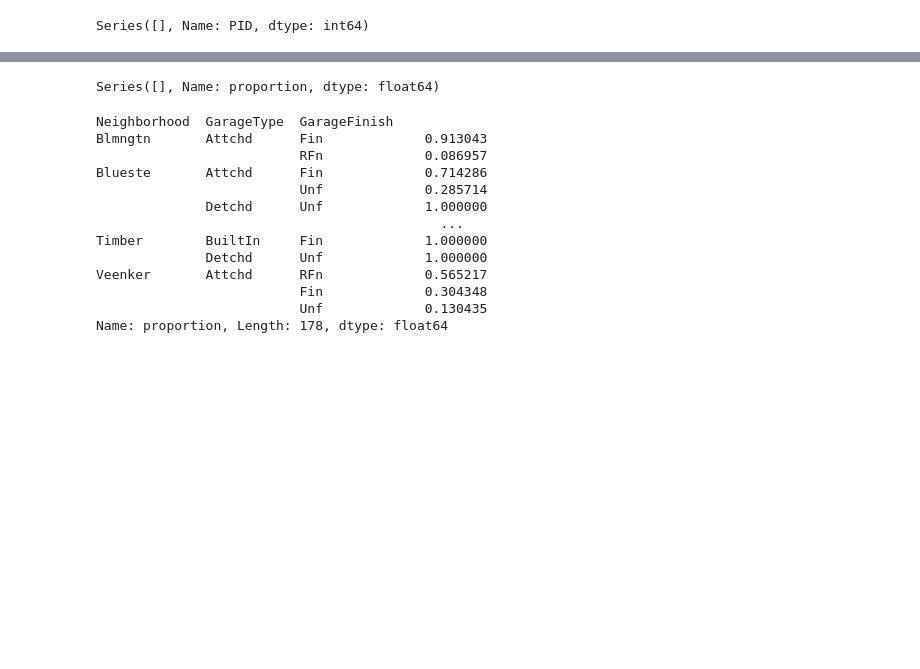
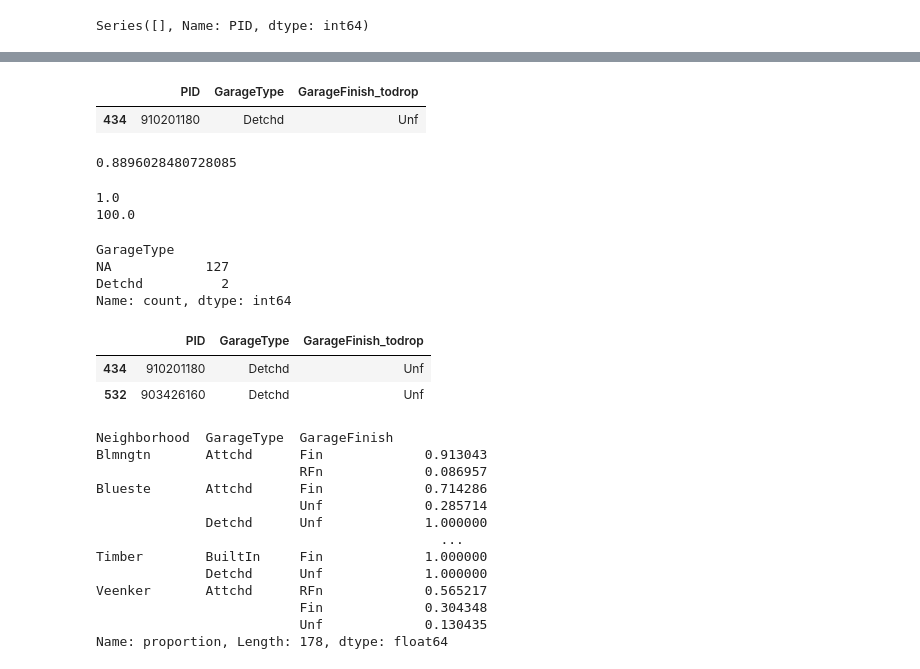
Before and after one commit to erinnyy/Ames_ML_Project, a Jupyter notebook: Data_Cleaning_Preprocessing.ipynb, the cells around one changed output, grey strips where cells are left out. Saved outputs shown, nothing was run; the diff lists cells and outputs as text; code cells hidden in the pictures; blank space fills up the shorter version.

```diff
--- a/Data_Cleaning_Preprocessing.ipynb
+++ b/Data_Cleaning_Preprocessing.ipynb
@@ -298,6 +290,0 @@ housing[(housing['GarageYrBlt'].isnull()) & (housing['GarageType'] == 'Detchd')]
-# %%
-# estimate
-
-housing[(housing['GarageFinish'].isnull()) & (housing['GarageType'] == 'Detchd')].groupby(['Neighborhood', 'GarageType'])['GarageFinish'].value_counts(normalize=True)
-# %% [output]
-Series([], Name: proportion, dtype: float64)
@@ -304,3 +316,74 @@ Series([], Name: proportion, dtype: float64)
+# %%
+# ordinalize GarageFinish column
+garagefinish_map = {
+        "Fin": 3, # Finished
+        "RFn": 2, # Rough Finished
+        "Unf": 1, # Unfinished
+        "NA": -1, # No Garage
+}
+
+housing['GarageFinish_ordinal'] = housing['GarageFinish'].map(garagefinish_map)
+# %%
+# rename GarageFinish column
+housing.rename(columns={'GarageFinish': 'GarageFinish_todrop'}, inplace=True)
+# %%
+# check missingness in GarageCars and GarageArea
+# 1 house missing both fields
+housing[(housing['GarageCars'].isnull()) | (housing['GarageArea'].isnull())][['PID','GarageType','GarageFinish_todrop']]
+# %% [output]
+|  | PID | GarageType | GarageFinish_todrop |
+| 434 | 910201180 | Detchd | Unf |
+# %%
+# what is the relationship between GarageCars and GarageArea
+housing['GarageCars'].corr(housing['GarageArea'])
+# %% [output]
+0.8896028480728085
+# %%
+# assign min GarageCars and GarageArea to this house that have null in GarageCars and GarageArea
+# df.loc[
+#     (df['ColumnA'].notnull()) & (df['ColumnB'] == 'some_value'),
+#     'TargetColumn'
+# ].min()
+
+print(
+    housing.loc[
+    (housing['GarageCars'].notnull()) &
+    (housing['GarageType'] == 'Detchd'),
+    'GarageCars'
+].min()
+)
+
+print(
+    housing.loc[
+    (housing['GarageArea'].notnull()) &
+    (housing['GarageType'] == 'Detchd'),
+    'GarageArea'
+].min()
+)
+# %% [output]
+1.0
+100.0
+# %%
+# fill in nulls in GarageCars and GarageArea
+housing.loc[housing['PID'] == 910201180, 'GarageCars'] = 1
+housing.loc[housing['PID'] == 910201180, 'GarageArea'] = 100
+# %%
+# check missingness in 'GarageQual','GarageCond'
+housing[housing['GarageQual'].isnull()][['GarageType']].value_counts()
+housing[housing['GarageCond'].isnull()][['GarageType']].value_counts()
+# %% [output]
+GarageType
+NA            127
+Detchd          2
+Name: count, dtype: int64
+# %%
+# locate 2 houses with garages but have null in 'GarageQual','GarageCond'
+housing[
+    (housing['GarageQual'].isnull()) & (housing['GarageType'] == 'Detchd')][['PID','GarageType','GarageFinish_todrop']]
+# %% [output]
+|  | PID | GarageType | GarageFinish_todrop |
+| 434 | 910201180 | Detchd | Unf |
+| 532 | 903426160 | Detchd | Unf |
 # %%
 housing[~housing['GarageFinish'].isnull()].groupby(['Neighborhood', 'GarageType'])['GarageFinish'].value_counts(normalize=True)
 # %% [output]
```
Also changed, not shown: parts of 15 cells of this notebook.
